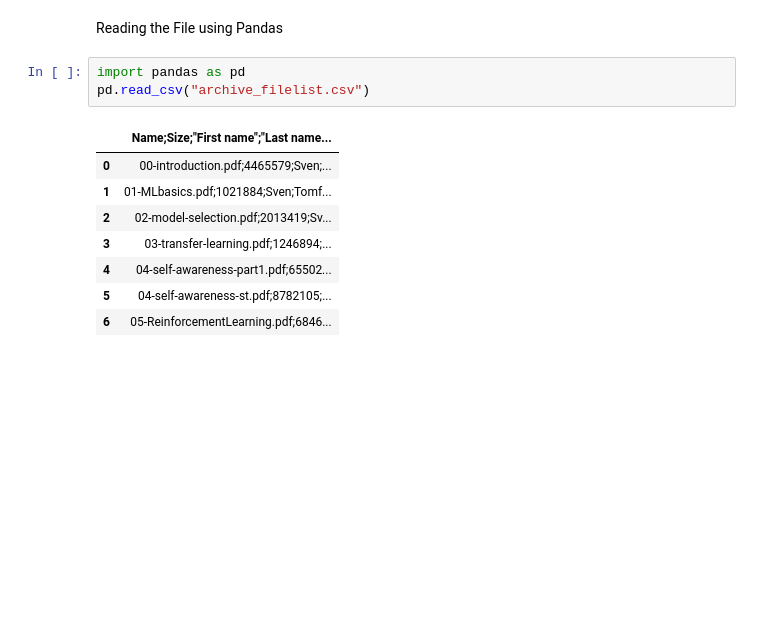
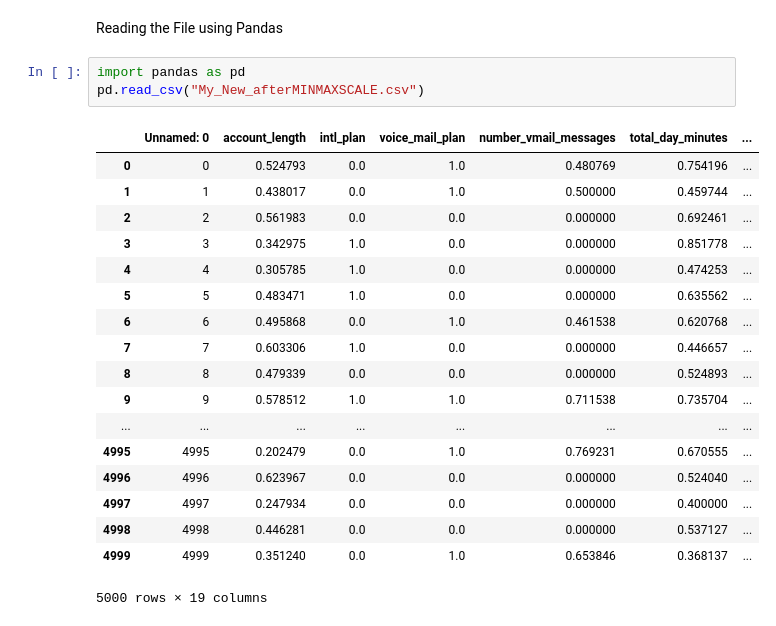
Before and after one commit to sourav044/Python, a Jupyter notebook: Configure_Colab.ipynb, the cells around one changed output. Saved outputs shown, nothing was run; the diff lists cells and outputs as text; blank space fills up the shorter version.

```diff
--- a/Configure_Colab.ipynb
+++ b/Configure_Colab.ipynb
@@ -142,13 +144,23 @@ User uploaded file "archive_filelist.csv" with length 713 bytes
 Reading the File using Pandas
 # %%
 import pandas as pd
-pd.read_csv("archive_filelist.csv")
+pd.read_csv("My_New_afterMINMAXSCALE.csv")
 # %% [output]
-|  | Name;Size;"First name";"Last name... |
-| 0 | 00-introduction.pdf;4465579;Sven;... |
-| 1 | 01-MLbasics.pdf;1021884;Sven;Tomf... |
-| 2 | 02-model-selection.pdf;2013419;Sv... |
-| 3 | 03-transfer-learning.pdf;1246894;... |
-| 4 | 04-self-awareness-part1.pdf;65502... |
-| 5 | 04-self-awareness-st.pdf;8782105;... |
-| 6 | 05-ReinforcementLearning.pdf;6846... |
+|  | Unnamed: 0 | account_length | intl_plan | voice_mail_plan | number_vmail_messages | total_day_minutes | ... |
+| 0 | 0 | 0.524793 | 0.0 | 1.0 | 0.480769 | 0.754196 | ... |
+| 1 | 1 | 0.438017 | 0.0 | 1.0 | 0.500000 | 0.459744 | ... |
+| 2 | 2 | 0.561983 | 0.0 | 0.0 | 0.000000 | 0.692461 | ... |
+| 3 | 3 | 0.342975 | 1.0 | 0.0 | 0.000000 | 0.851778 | ... |
+| 4 | 4 | 0.305785 | 1.0 | 0.0 | 0.000000 | 0.474253 | ... |
+| 5 | 5 | 0.483471 | 1.0 | 0.0 | 0.000000 | 0.635562 | ... |
+| 6 | 6 | 0.495868 | 0.0 | 1.0 | 0.461538 | 0.620768 | ... |
+| 7 | 7 | 0.603306 | 1.0 | 0.0 | 0.000000 | 0.446657 | ... |
+| 8 | 8 | 0.479339 | 0.0 | 0.0 | 0.000000 | 0.524893 | ... |
+| 9 | 9 | 0.578512 | 1.0 | 1.0 | 0.711538 | 0.735704 | ... |
+| ... | ... | ... | ... | ... | ... | ... | ... |
+| 4995 | 4995 | 0.202479 | 0.0 | 1.0 | 0.769231 | 0.670555 | ... |
+| 4996 | 4996 | 0.623967 | 0.0 | 0.0 | 0.000000 | 0.524040 | ... |
+| 4997 | 4997 | 0.247934 | 0.0 | 0.0 | 0.000000 | 0.400000 | ... |
+| 4998 | 4998 | 0.446281 | 0.0 | 0.0 | 0.000000 | 0.537127 | ... |
+| 4999 | 4999 | 0.351240 | 0.0 | 1.0 | 0.653846 | 0.368137 | ... |
+5000 rows × 19 columns
```
Also changed, not shown: parts of 2 cells of this notebook.
